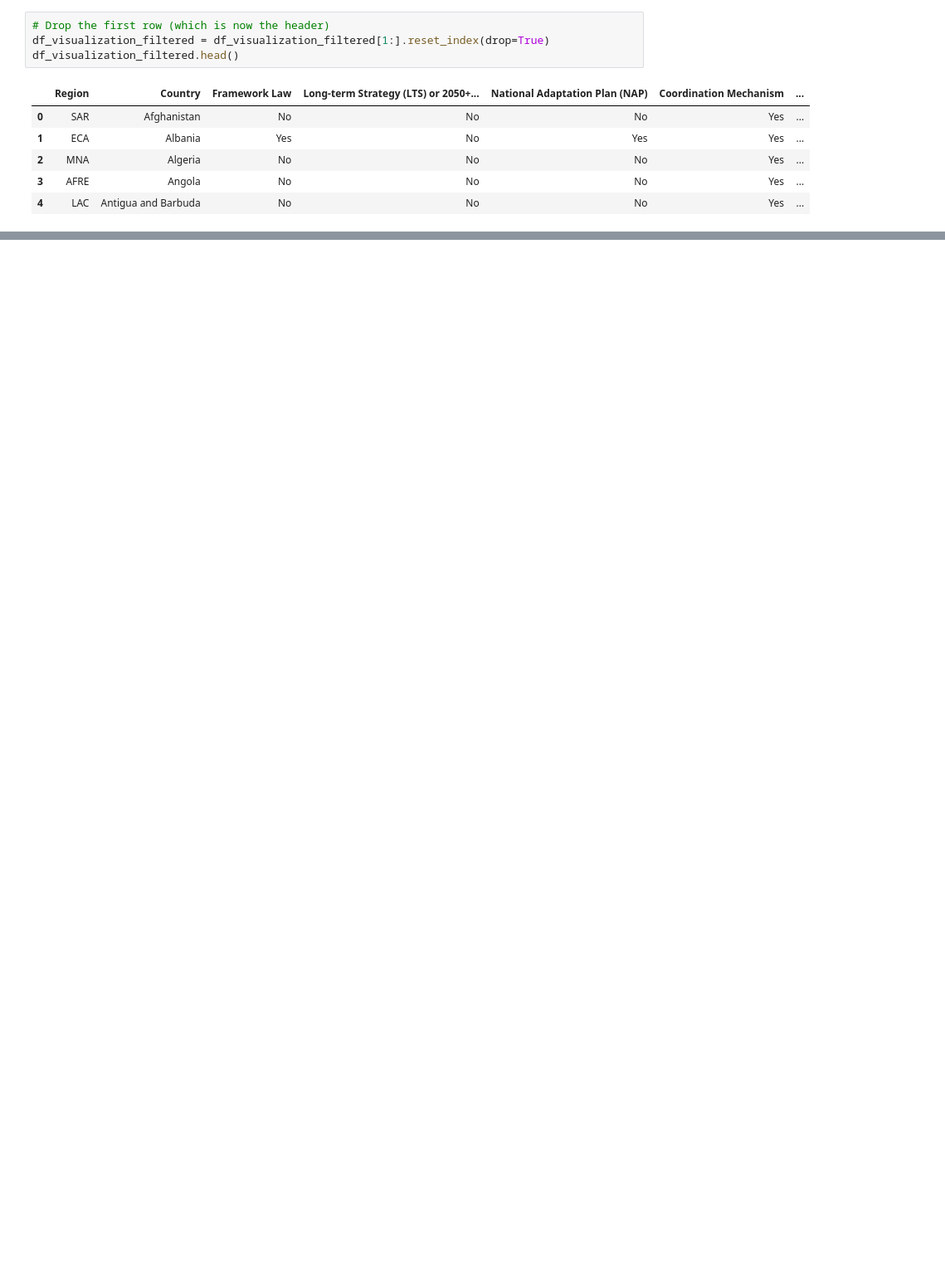
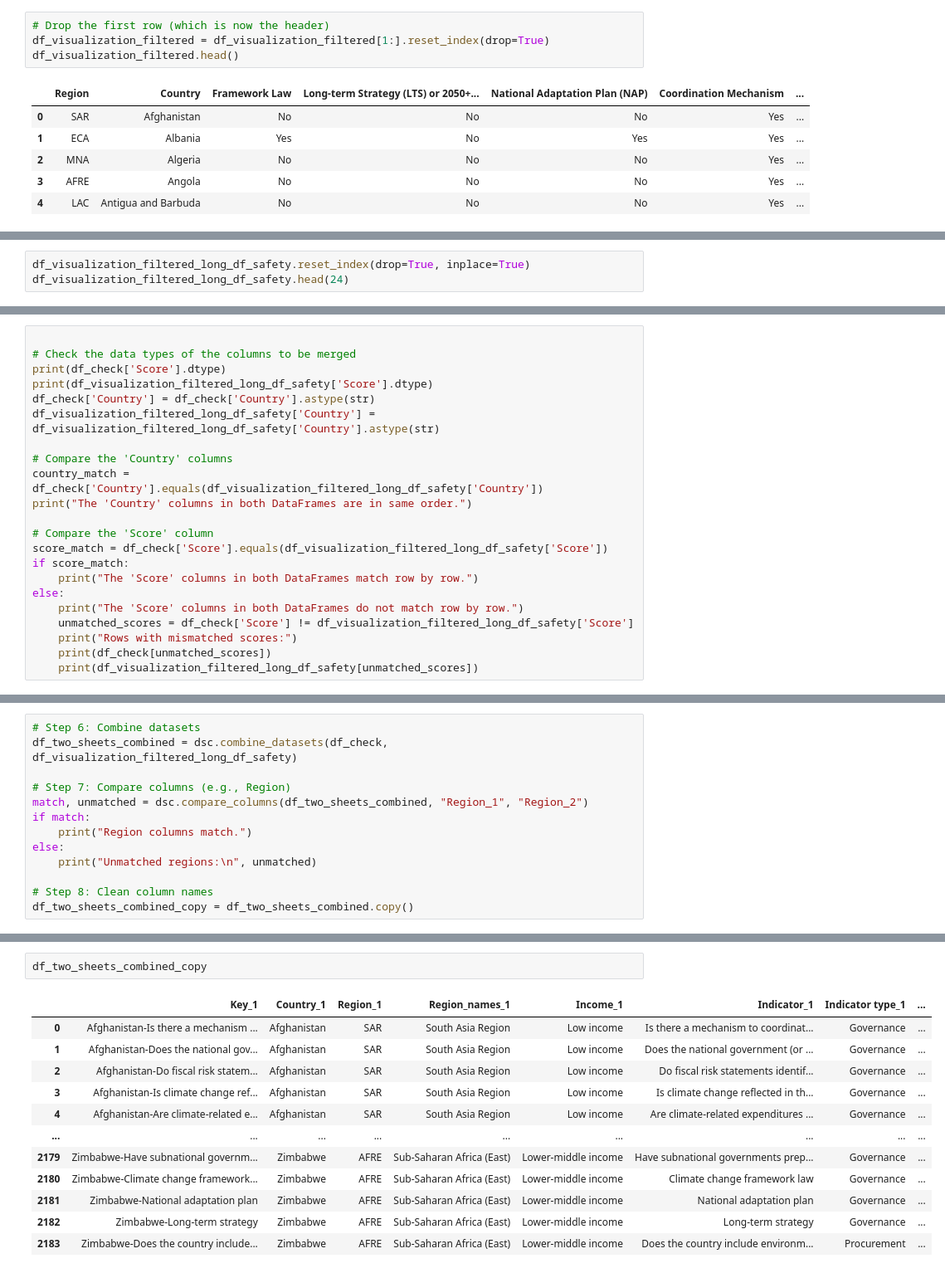
Before and after one commit to gourab1998muk/World_bank_project_42, a Jupyter notebook: notebooks/world_bank_modelling.ipynb, the cells around one changed output, grey strips where cells are left out. Shown: that part at 83% size. Cells and saved outputs as stored; diff of their text form; blank space fills up the shorter version.

```diff
--- a/notebooks/world_bank_modelling.ipynb
+++ b/notebooks/world_bank_modelling.ipynb
@@ -307,0 +412,3 @@ As before, let's now plot the data as a time series using [Bokeh](https://docs.b
+# %%
+df_visualization_filtered_long_df_safety.reset_index(drop=True, inplace=True)
+df_visualization_filtered_long_df_safety.head(24)
@@ -307,0 +433,22 @@ As before, let's now plot the data as a time series using [Bokeh](https://docs.b
+# %%
+
+# Check the data types of the columns to be merged
+print(df_check['Score'].dtype)
+print(df_visualization_filtered_long_df_safety['Score'].dtype)
+df_check['Country'] = df_check['Country'].astype(str)
+df_visualization_filtered_long_df_safety['Country'] = df_visualization_filtered_long_df_safety['Country'].astype(str)
+
+# Compare the 'Country' columns
+country_match = df_check['Country'].equals(df_visualization_filtered_long_df_safety['Country'])
+print("The 'Country' columns in both DataFrames are in same order.")
+
+# Compare the 'Score' column
+score_match = df_check['Score'].equals(df_visualization_filtered_long_df_safety['Score'])
+if score_match:
+    print("The 'Score' columns in both DataFrames match row by row.")
+else:
+    print("The 'Score' columns in both DataFrames do not match row by row.")
+    unmatched_scores = df_check['Score'] != df_visualization_filtered_long_df_safety['Score']
+    print("Rows with mismatched scores:")
+    print(df_check[unmatched_scores])
+    print(df_visualization_filtered_long_df_safety[unmatched_scores])
@@ -307,0 +460,13 @@ As before, let's now plot the data as a time series using [Bokeh](https://docs.b
+# %%
+# Step 6: Combine datasets
+df_two_sheets_combined = dsc.combine_datasets(df_check, df_visualization_filtered_long_df_safety)
+
+# Step 7: Compare columns (e.g., Region)
+match, unmatched = dsc.compare_columns(df_two_sheets_combined, "Region_1", "Region_2")
+if match:
+    print("Region columns match.")
+else:
+    print("Unmatched regions:\n", unmatched)
+
+# Step 8: Clean column names
+df_two_sheets_combined_copy = df_two_sheets_combined.copy()
@@ -307,0 +500,15 @@ As before, let's now plot the data as a time series using [Bokeh](https://docs.b
+# %%
+df_two_sheets_combined_copy
+# %% [output]
+|  | Key_1 | Country_1 | Region_1 | Region_names_1 | Income_1 | Indicator_1 | Indicator type_1 | ... |
+| 0 | Afghanistan-Is there a mechanism ... | Afghanistan | SAR | South Asia Region | Low income | Is there a mechanism to coordinat... | Governance | ... |
+| 1 | Afghanistan-Does the national gov... | Afghanistan | SAR | South Asia Region | Low income | Does the national government (or ... | Governance | ... |
+| 2 | Afghanistan-Do fiscal risk statem... | Afghanistan | SAR | South Asia Region | Low income | Do fiscal risk statements identif... | Governance | ... |
+| 3 | Afghanistan-Is climate change ref... | Afghanistan | SAR | South Asia Region | Low income | Is climate change reflected in th... | Governance | ... |
+| 4 | Afghanistan-Are climate-related e... | Afghanistan | SAR | South Asia Region | Low income | Are climate-related expenditures ... | Governance | ... |
+| ... | ... | ... | ... | ... | ... | ... | ... | ... |
+| 2179 | Zimbabwe-Have subnational governm... | Zimbabwe | AFRE | Sub-Saharan Africa (East) | Lower-middle income | Have subnational governments prep... | Governance | ... |
+| 2180 | Zimbabwe-Climate change framework... | Zimbabwe | AFRE | Sub-Saharan Africa (East) | Lower-middle income | Climate change framework law | Governance | ... |
+| 2181 | Zimbabwe-National adaptation plan | Zimbabwe | AFRE | Sub-Saharan Africa (East) | Lower-middle income | National adaptation plan | Governance | ... |
+| 2182 | Zimbabwe-Long-term strategy | Zimbabwe | AFRE | Sub-Saharan Africa (East) | Lower-middle income | Long-term strategy | Governance | ... |
+| 2183 | Zimbabwe-Does the country include... | Zimbabwe | AFRE | Sub-Saharan Africa (East) | Lower-middle income | Does the country include environm... | Procurement | ... |
```
Also changed, not shown: parts of 45 cells of this notebook, 7 other files.
